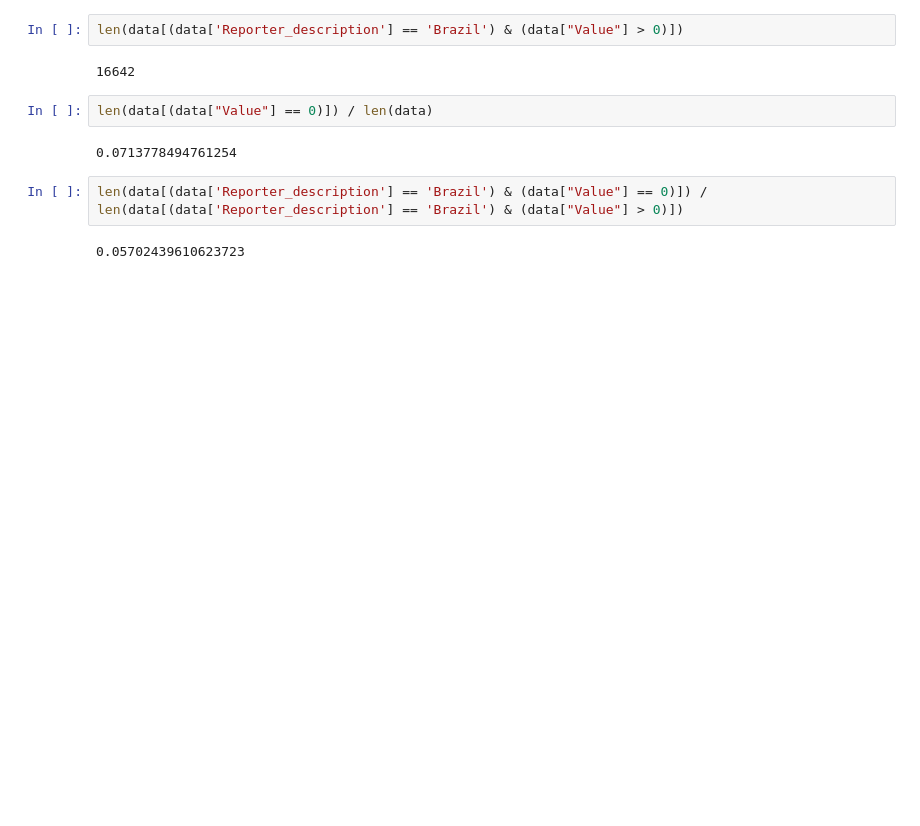
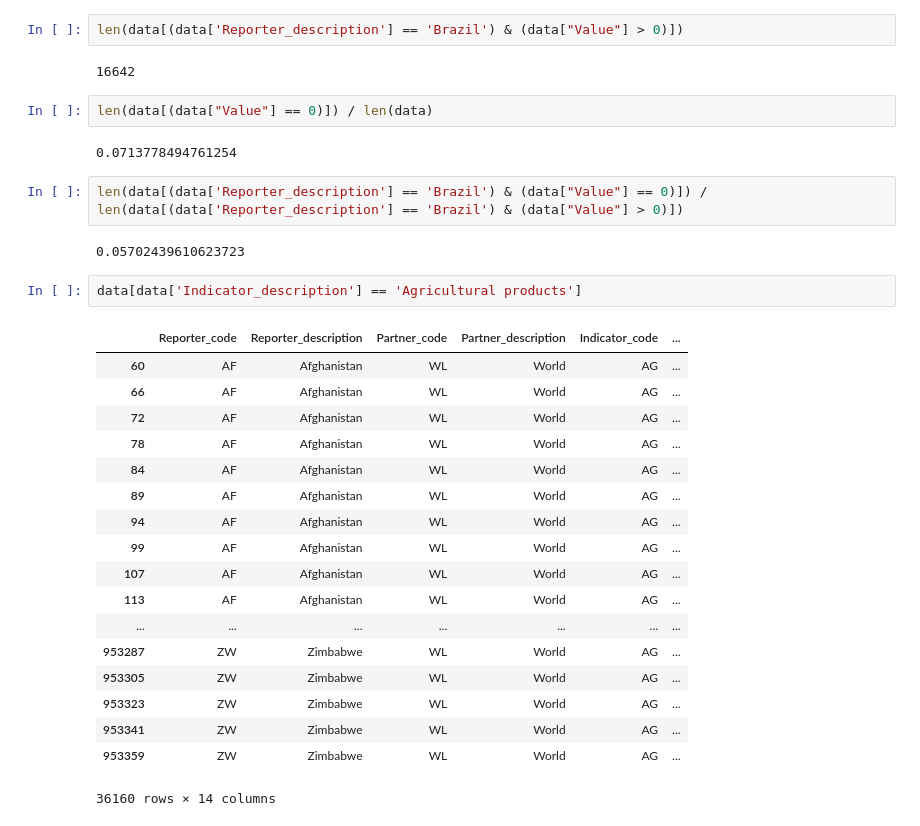
Before and after one commit to gbaasch/data_mining, a Jupyter notebook: eda.ipynb, the cells around one changed output. Drawn from its saved outputs; the diff is of its cells as text; blank space fills up the shorter version.

```diff
--- a/eda.ipynb
+++ b/eda.ipynb
@@ -159,3 +159,24 @@ len(data[(data["Value"] == 0)]) / len(data)
 len(data[(data['Reporter_description'] == 'Brazil') & (data["Value"] == 0)]) / len(data[(data['Reporter_description'] == 'Brazil') & (data["Value"] > 0)])
 # %% [output]
 0.05702439610623723
+# %%
+data[data['Indicator_description'] == 'Agricultural products']
+# %% [output]
+|  | Reporter_code | Reporter_description | Partner_code | Partner_description | Indicator_code | ... |
+| 60 | AF | Afghanistan | WL | World | AG | ... |
+| 66 | AF | Afghanistan | WL | World | AG | ... |
+| 72 | AF | Afghanistan | WL | World | AG | ... |
+| 78 | AF | Afghanistan | WL | World | AG | ... |
+| 84 | AF | Afghanistan | WL | World | AG | ... |
+| 89 | AF | Afghanistan | WL | World | AG | ... |
+| 94 | AF | Afghanistan | WL | World | AG | ... |
+| 99 | AF | Afghanistan | WL | World | AG | ... |
+| 107 | AF | Afghanistan | WL | World | AG | ... |
+| 113 | AF | Afghanistan | WL | World | AG | ... |
+| ... | ... | ... | ... | ... | ... | ... |
+| 953287 | ZW | Zimbabwe | WL | World | AG | ... |
+| 953305 | ZW | Zimbabwe | WL | World | AG | ... |
+| 953323 | ZW | Zimbabwe | WL | World | AG | ... |
+| 953341 | ZW | Zimbabwe | WL | World | AG | ... |
+| 953359 | ZW | Zimbabwe | WL | World | AG | ... |
+36160 rows × 14 columns
```
Also changed, not shown: 3 other files.
